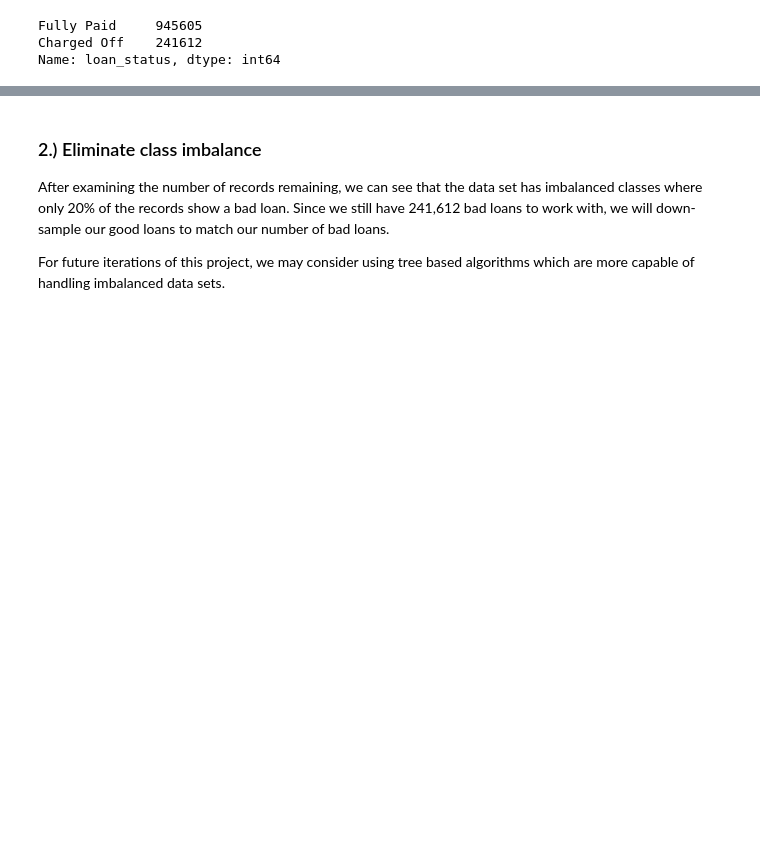
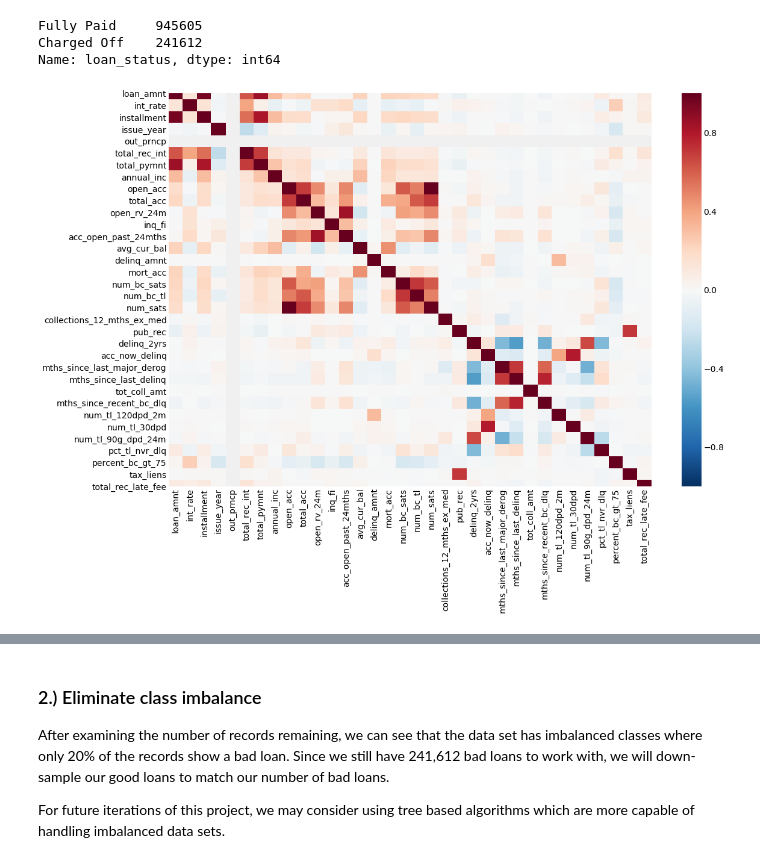
Before and after one commit to just1jp/loan_prediction, a Jupyter notebook: Loan Prediction.ipynb, the cells around one changed output, grey strips where cells are left out. Saved outputs shown, nothing was run; the diff lists cells and outputs as text; code cells hidden in the pictures; blank space fills up the shorter version.

Commit message:
eliminate redundant features

```diff
--- a/Loan Prediction.ipynb
+++ b/Loan Prediction.ipynb
@@ -130,3 +132,14 @@ loans.loan_status.value_counts()
 Fully Paid     945605
 Charged Off    241612
 Name: loan_status, dtype: int64
+# %%
+# Determine if any features are redundant and can be dropped.
+
+plt.figure(figsize=(16, 12))
+plt.rcParams['font.size'] = 14
+plt.style.use("fivethirtyeight")
+
+# Visualize correlation matrix
+sns.heatmap(loans.corr(), cmap='RdBu_r', vmin=-1, vmax=1);
+# %% [output]
+[figure, added]
```
Also changed, not shown: parts of 11 cells of this notebook.
